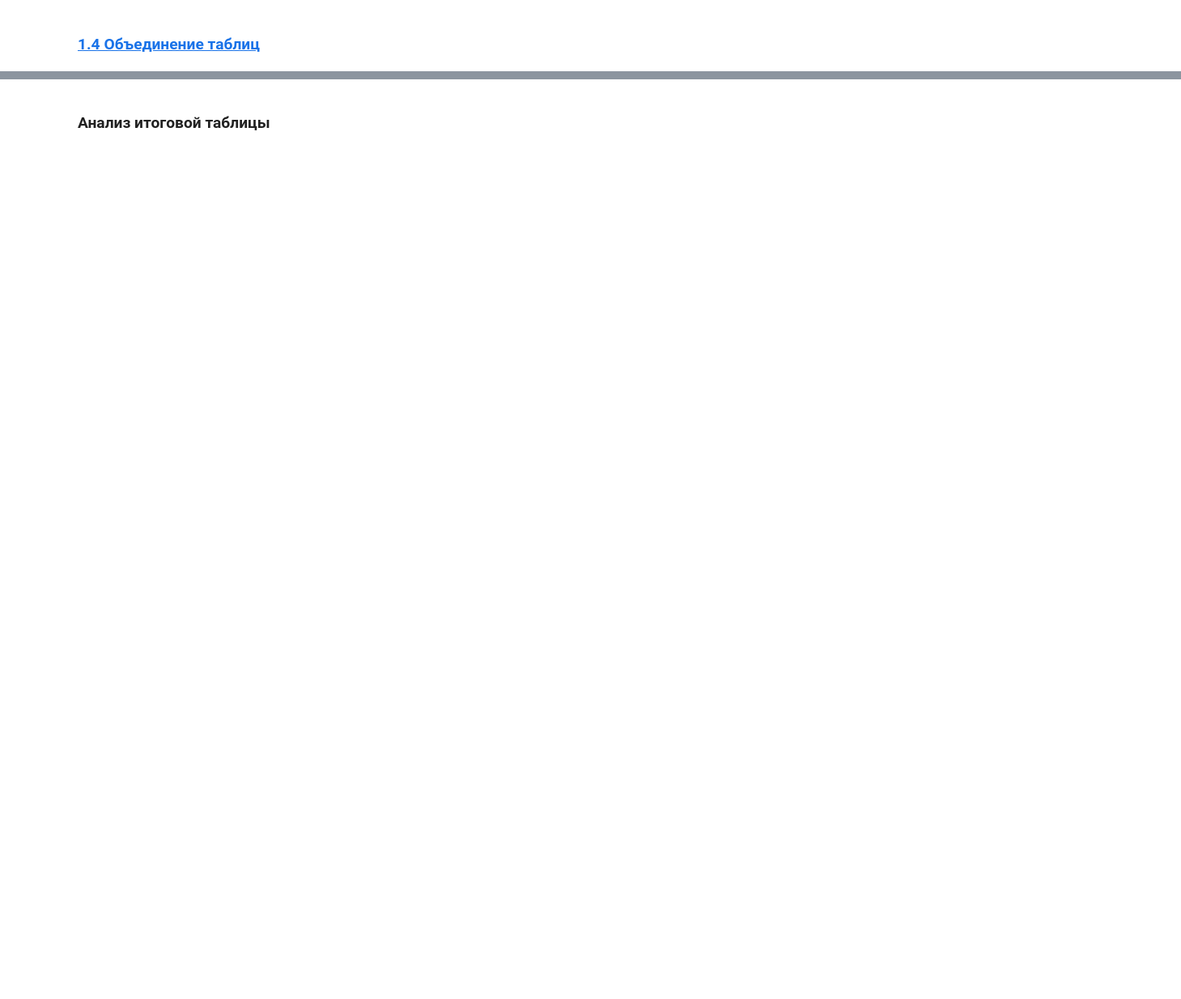
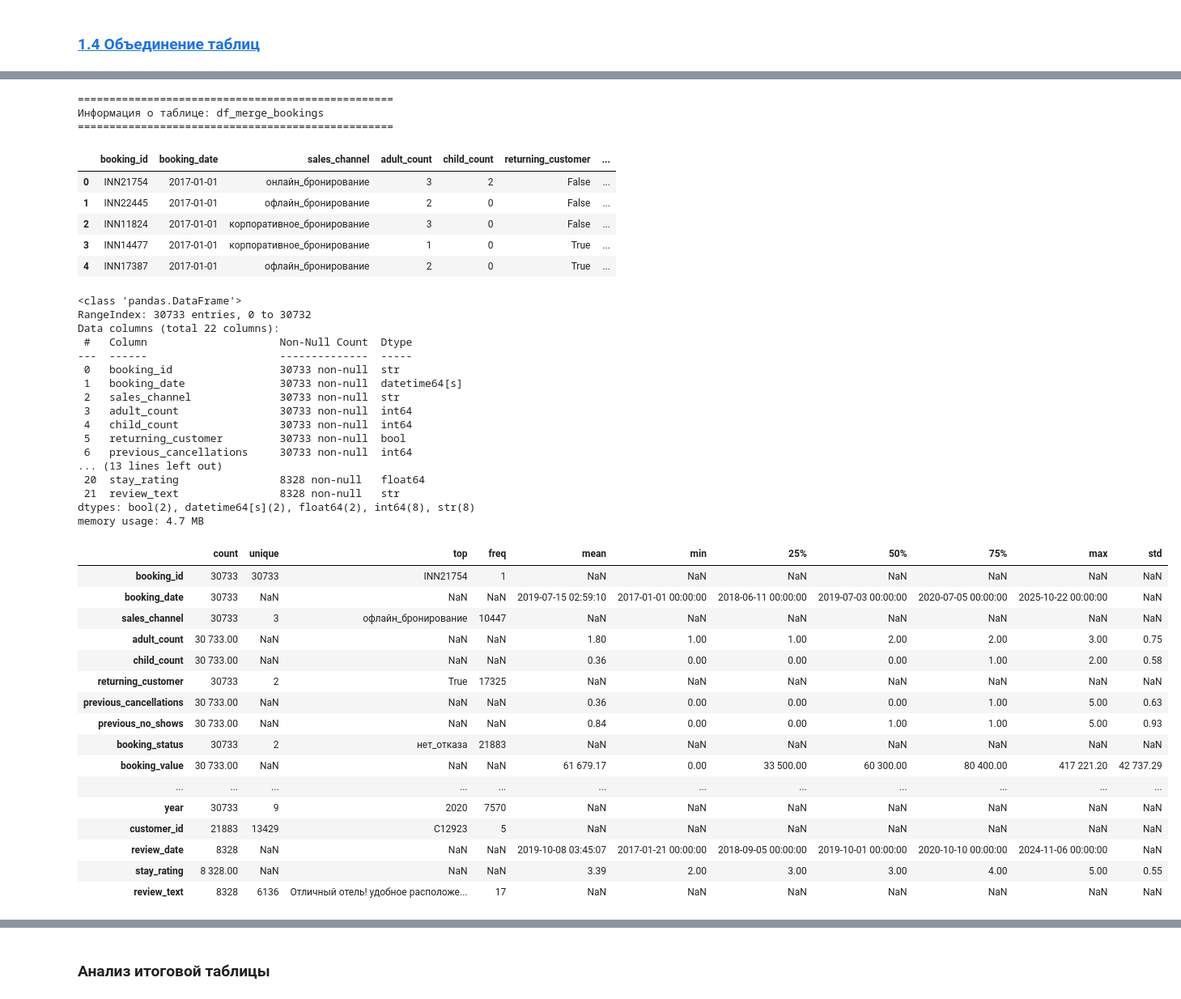
Before and after one commit to MEYakunin/Sprint17_Booking_Cancellation_Predict, a Jupyter notebook: Sprint17_Booking_Cancellation_Predict.ipynb, the cells around one changed output, grey strips where cells are left out. Shown at 81% size. Saved outputs shown, nothing was run; the diff lists cells and outputs as text; code cells hidden in the pictures; blank space fills up the shorter version.

Commit message:
Sprint17_Booking_Cancellation_Predict - Исправлен код для объединения таблиц (Этап 1.4)

```diff
--- a/Sprint17_Booking_Cancellation_Predict.ipynb
+++ b/Sprint17_Booking_Cancellation_Predict.ipynb
@@ -558 +485,80 @@ memory usage: 5.2 MB
+# %%
+# Добавляем customer_id в бронирования
+customer_map = df_reviews_drop_dupl[['booking_id', 'customer_id']].drop_duplicates().set_index('booking_id')['customer_id']
+df_bookings_drop_dupl['customer_id'] = df_bookings_drop_dupl['booking_id'].map(customer_map)
+
+# Разделяем: те, у кого есть customer_id (для слияния) и те, у кого нет (оставляем как есть)
+has_customer = df_bookings_drop_dupl['customer_id'].notna()
+df_bookings_with_customer = df_bookings_drop_dupl[has_customer].copy()
+df_bookings_without_customer = df_bookings_drop_dupl[~has_customer].copy()
+
+# Сортируем для merge_asof
+df_bookings_sorted = df_bookings_with_customer.sort_values(
+    ['booking_date', 'customer_id'], ascending=[True, True]
+).reset_index(drop=True)
+
+df_reviews_sorted = df_reviews_drop_dupl.sort_values(
+    ['review_date', 'customer_id'], ascending=[True, True]
+).reset_index(drop=True)
+
+# Выполняем слияние
+merged = pd.merge_asof(
+    df_bookings_sorted,
+    df_reviews_sorted[['customer_id', 'review_date', 'stay_rating', 'review_text']],
+    left_on='booking_date',
+    right_on='review_date',
+    by='customer_id',
+    direction='backward',
+    allow_exact_matches=False
+)
+
+# Объединяем с теми записями, у которых не было customer_id (у них добавленные колонки будут NaN)
+df_merge_booking = pd.concat([merged, df_bookings_without_customer], ignore_index=True)
+# %%
+# Выводим общую информацию об объеденненой таблице
+primary_info(df_merge_booking, 'df_merge_bookings')
+# %% [output]
+==================================================
+Информация о таблице: df_merge_bookings
+==================================================
+|  | booking_id | booking_date | sales_channel | adult_count | child_count | returning_customer | ... |
+| 0 | INN21754 | 2017-01-01 | онлайн_бронирование | 3 | 2 | False | ... |
+| 1 | INN22445 | 2017-01-01 | офлайн_бронирование | 2 | 0 | False | ... |
+| 2 | INN11824 | 2017-01-01 | корпоративное_бронирование | 3 | 0 | False | ... |
+| 3 | INN14477 | 2017-01-01 | корпоративное_бронирование | 1 | 0 | True | ... |
+| 4 | INN17387 | 2017-01-01 | офлайн_бронирование | 2 | 0 | True | ... |
+<class 'pandas.DataFrame'>
+RangeIndex: 30733 entries, 0 to 30732
+Data columns (total 22 columns):
+ #   Column                     Non-Null Count  Dtype
+---  ------                     --------------  -----
+ 0   booking_id                 30733 non-null  str
+ 1   booking_date               30733 non-null  datetime64[s]
+ 2   sales_channel              30733 non-null  str
+ 3   adult_count                30733 non-null  int64
+ 4   child_count                30733 non-null  int64
+ 5   returning_customer         30733 non-null  bool
+ 6   previous_cancellations     30733 non-null  int64
+... (13 lines left out)
+ 20  stay_rating                8328 non-null   float64
+ 21  review_text                8328 non-null   str
+dtypes: bool(2), datetime64[s](2), float64(2), int64(8), str(8)
+memory usage: 4.7 MB
+|  | count | unique | top | freq | mean | min | 25% | 50% | 75% | max | std |
+| booking_id | 30733 | 30733 | INN21754 | 1 | NaN | NaN | NaN | NaN | NaN | NaN | NaN |
+| booking_date | 30733 | NaN | NaN | NaN | 2019-07-15 02:59:10 | 2017-01-01 00:00:00 | 2018-06-11 00:00:00 | 2019-07-03 00:00:00 | 2020-07-05 00:00:00 | 2025-10-22 00:00:00 | NaN |
+| sales_channel | 30733 | 3 | офлайн_бронирование | 10447 | NaN | NaN | NaN | NaN | NaN | NaN | NaN |
+| adult_count | 30 733.00 | NaN | NaN | NaN | 1.80 | 1.00 | 1.00 | 2.00 | 2.00 | 3.00 | 0.75 |
+| child_count | 30 733.00 | NaN | NaN | NaN | 0.36 | 0.00 | 0.00 | 0.00 | 1.00 | 2.00 | 0.58 |
+| returning_customer | 30733 | 2 | True | 17325 | NaN | NaN | NaN | NaN | NaN | NaN | NaN |
+| previous_cancellations | 30 733.00 | NaN | NaN | NaN | 0.36 | 0.00 | 0.00 | 0.00 | 1.00 | 5.00 | 0.63 |
+| previous_no_shows | 30 733.00 | NaN | NaN | NaN | 0.84 | 0.00 | 0.00 | 1.00 | 1.00 | 5.00 | 0.93 |
+| booking_status | 30733 | 2 | нет_отказа | 21883 | NaN | NaN | NaN | NaN | NaN | NaN | NaN |
+| booking_value | 30 733.00 | NaN | NaN | NaN | 61 679.17 | 0.00 | 33 500.00 | 60 300.00 | 80 400.00 | 417 221.20 | 42 737.29 |
+| ... | ... | ... | ... | ... | ... | ... | ... | ... | ... | ... | ... |
+| year | 30733 | 9 | 2020 | 7570 | NaN | NaN | NaN | NaN | NaN | NaN | NaN |
+| customer_id | 21883 | 13429 | C12923 | 5 | NaN | NaN | NaN | NaN | NaN | NaN | NaN |
+| review_date | 8328 | NaN | NaN | NaN | 2019-10-08 03:45:07 | 2017-01-21 00:00:00 | 2018-09-05 00:00:00 | 2019-10-01 00:00:00 | 2020-10-10 00:00:00 | 2024-11-06 00:00:00 | NaN |
+| stay_rating | 8 328.00 | NaN | NaN | NaN | 3.39 | 2.00 | 3.00 | 3.00 | 4.00 | 5.00 | 0.55 |
+| review_text | 8328 | 6136 | Отличный отель! удобное расположе... | 17 | NaN | NaN | NaN | NaN | NaN | NaN | NaN |
 # %% [markdown]
```
Also changed, not shown: parts of 5 cells of this notebook.
